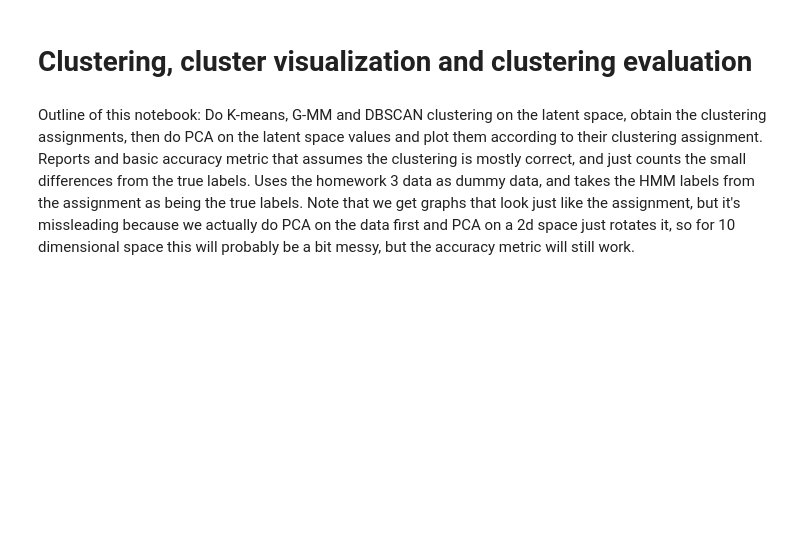
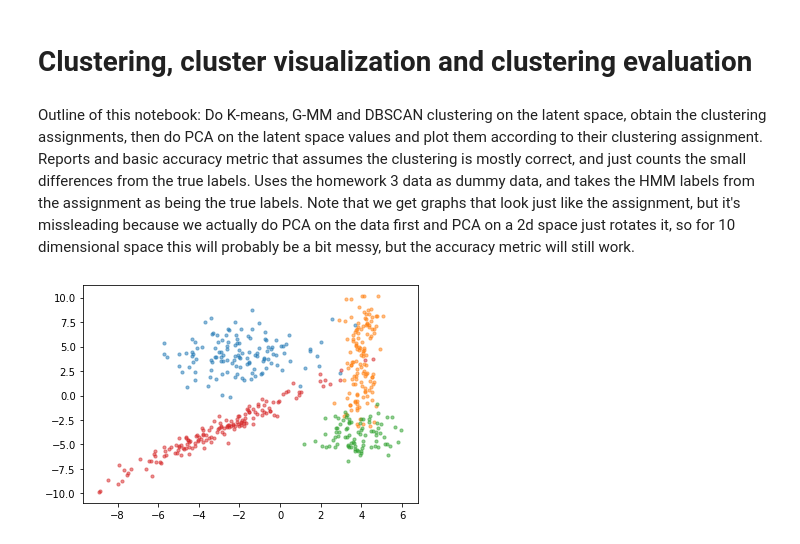
Before and after one commit to zacharielegault/umontreal-ift6269-pgm, a Jupyter notebook: Clustering.ipynb, the cells around one changed output. Drawn from its saved outputs; the diff is of its cells as text; code cells hidden in the pictures; blank space fills up the shorter version.

```diff
--- a/Clustering.ipynb
+++ b/Clustering.ipynb
@@ -24,3 +27,16 @@ def accuracy(test_labels, pred_labels):
 
     maxes = np.amax(matrix, axis=1)
     return np.sum(maxes)/np.sum(matrix)
+# %%
+def plot_clustering(X, labels, legend=False):
+    for label in np.unique(labels):
+        plt.scatter(X[labels == label][:,0], X[labels == label][:,1], s=10, alpha=0.5)
+
+    if legend:
+        plt.legend(np.unique(labels))
+
+    plt.show()
+# %%
+plot_clustering(X, y)
+# %% [output]
+[figure, added]
```
Also changed, not shown: parts of 22 cells of this notebook.
